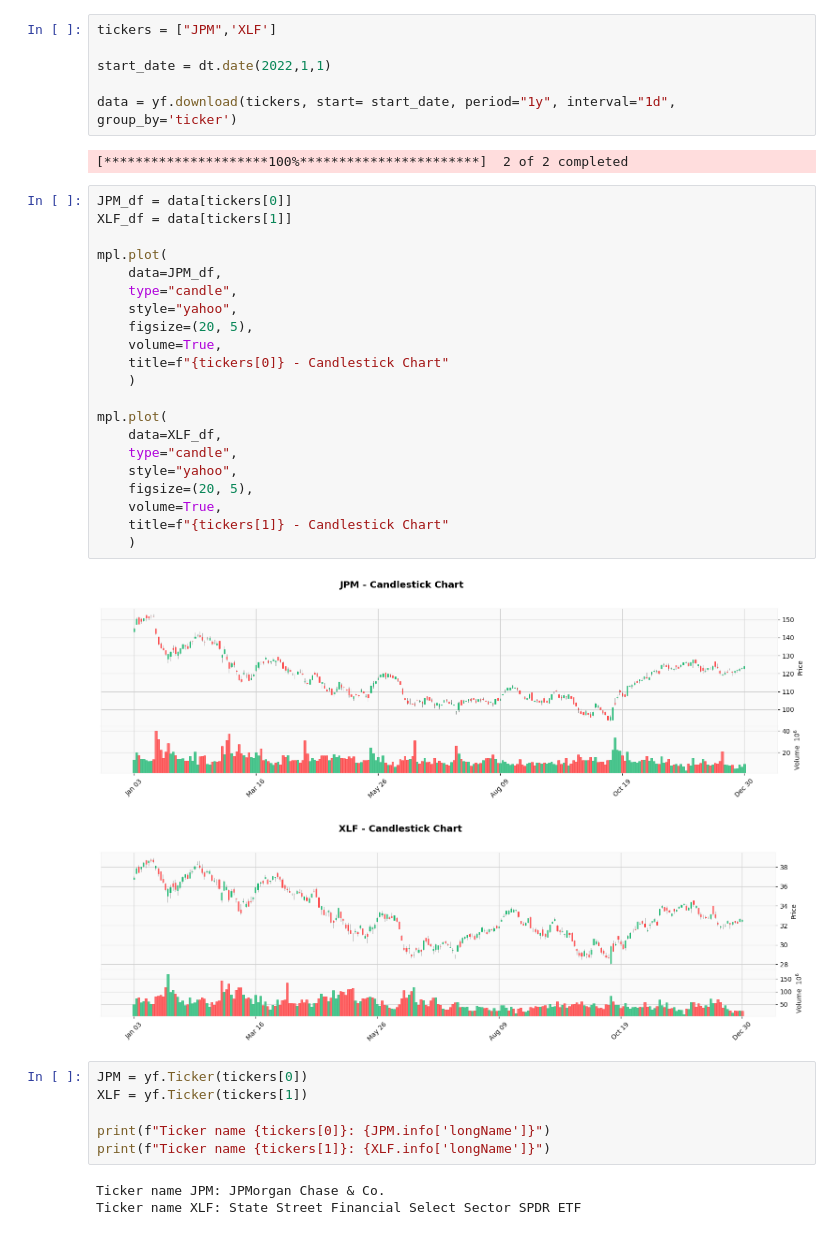
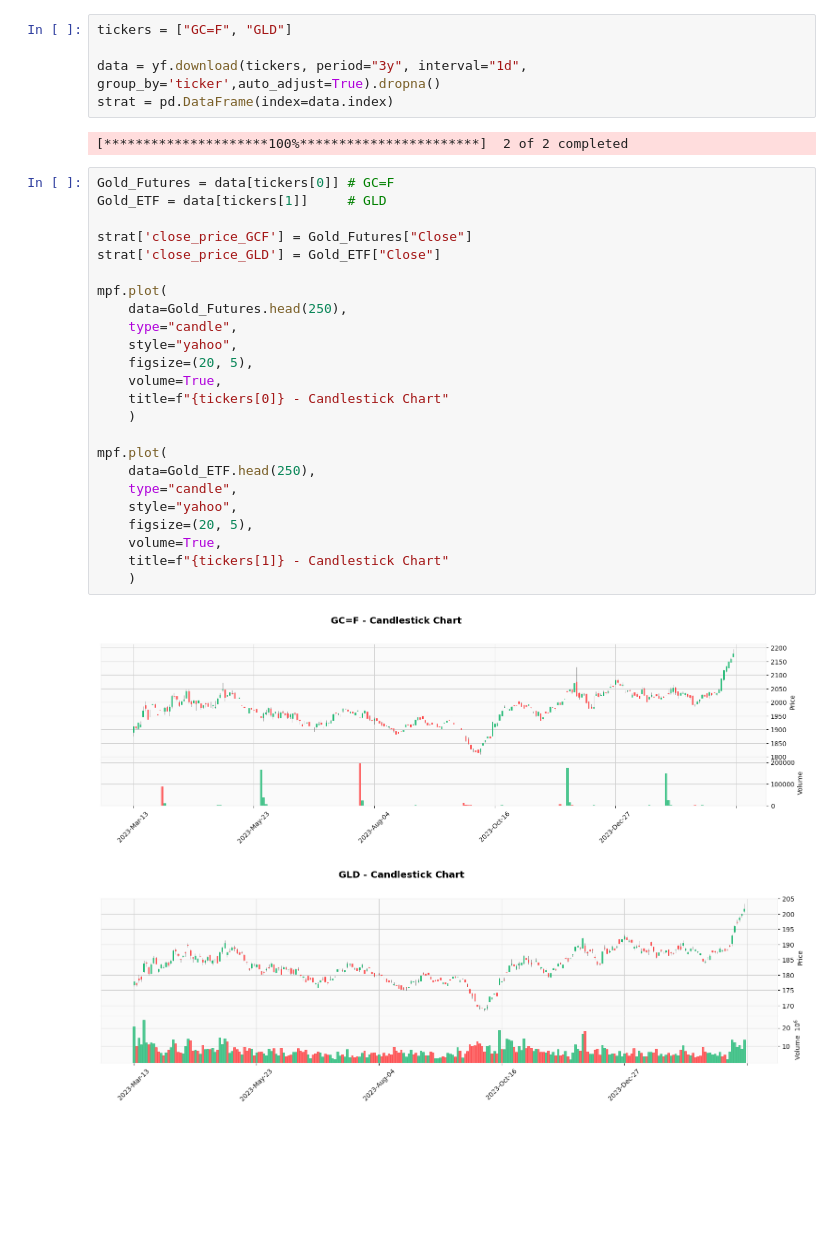
Before and after one commit to Henix212/Quant-Strat, a Jupyter notebook: Statistics/pairsTrading.ipynb, the cells around one changed output. Saved outputs shown, nothing was run; the diff lists cells and outputs as text; blank space fills up the shorter version.

```diff
--- a/Statistics/pairsTrading.ipynb
+++ b/Statistics/pairsTrading.ipynb
@@ -9,41 +12,34 @@ from sklearn.linear_model import LinearRegression
 # %%
-tickers = ["JPM",'XLF']
+tickers = ["GC=F", "GLD"]
 
-start_date = dt.date(2022,1,1)
-
-data = yf.download(tickers, start= start_date, period="1y", interval="1d", group_by='ticker')
+data = yf.download(tickers, period="3y", interval="1d", group_by='ticker',auto_adjust=True).dropna()
+strat = pd.DataFrame(index=data.index)
 # %% [output]
 [*********************100%***********************]  2 of 2 completed
 # %%
-JPM_df = data[tickers[0]]
-XLF_df = data[tickers[1]]
+Gold_Futures = data[tickers[0]] # GC=F
+Gold_ETF = data[tickers[1]]     # GLD
 
-mpl.plot(
-    data=JPM_df,
+strat['close_price_GCF'] = Gold_Futures["Close"]
+strat['close_price_GLD'] = Gold_ETF["Close"]
+
+mpf.plot(
+    data=Gold_Futures.head(250),
     type="candle",
     style="yahoo",
     figsize=(20, 5),
     volume=True,
     title=f"{tickers[0]} - Candlestick Chart"
     )
 
-mpl.plot(
-    data=XLF_df,
+mpf.plot(
+    data=Gold_ETF.head(250),
     type="candle",
     style="yahoo",
     figsize=(20, 5),
     volume=True,
     title=f"{tickers[1]} - Candlestick Chart"
     )
 # %% [output]
-[figure, old version]
+[figure, new version]
-[figure, old version]
+[figure, new version]
-# %%
-JPM = yf.Ticker(tickers[0])
-XLF = yf.Ticker(tickers[1])
-
-print(f"Ticker name {tickers[0]}: {JPM.info['longName']}")
-print(f"Ticker name {tickers[1]}: {XLF.info['longName']}")
-# %% [output]
-Ticker name JPM: JPMorgan Chase & Co.
-Ticker name XLF: State Street Financial Select Sector SPDR ETF
```
Also changed, not shown: parts of 12 cells of this notebook.
